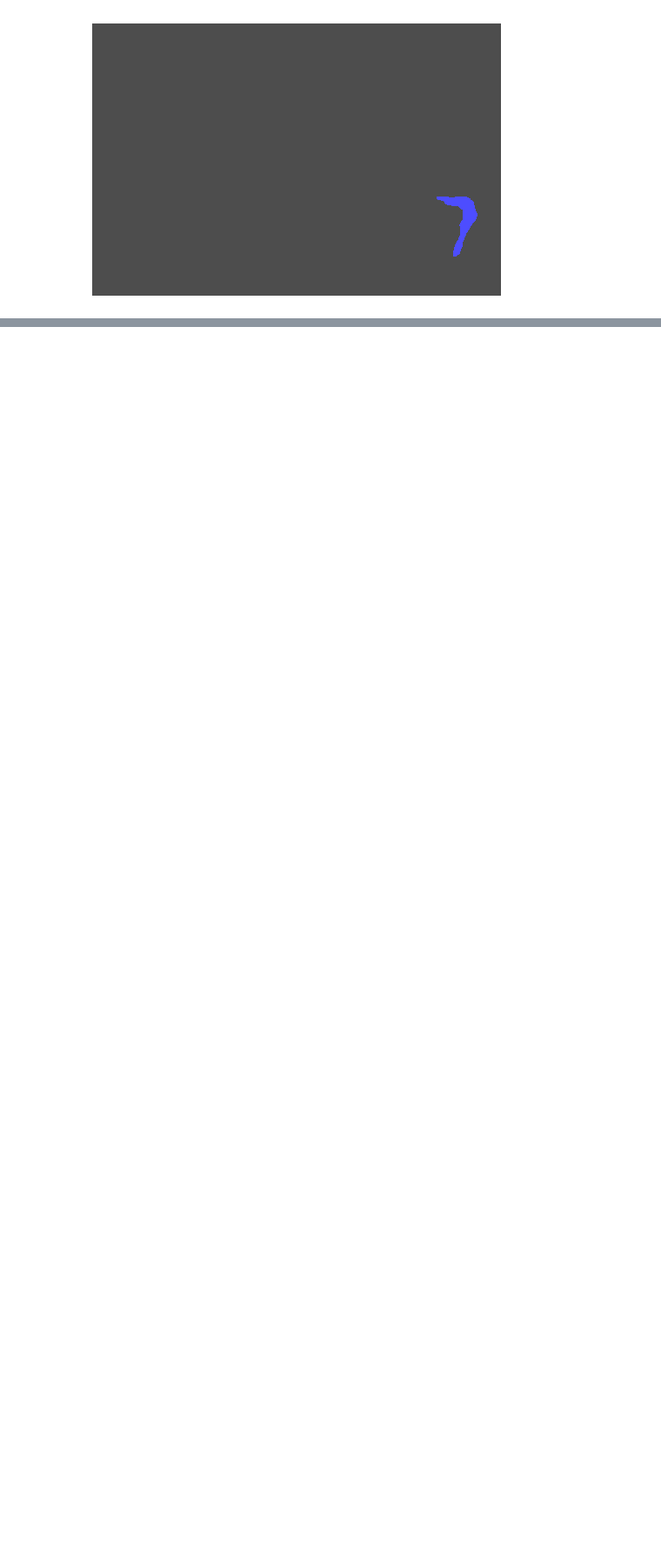
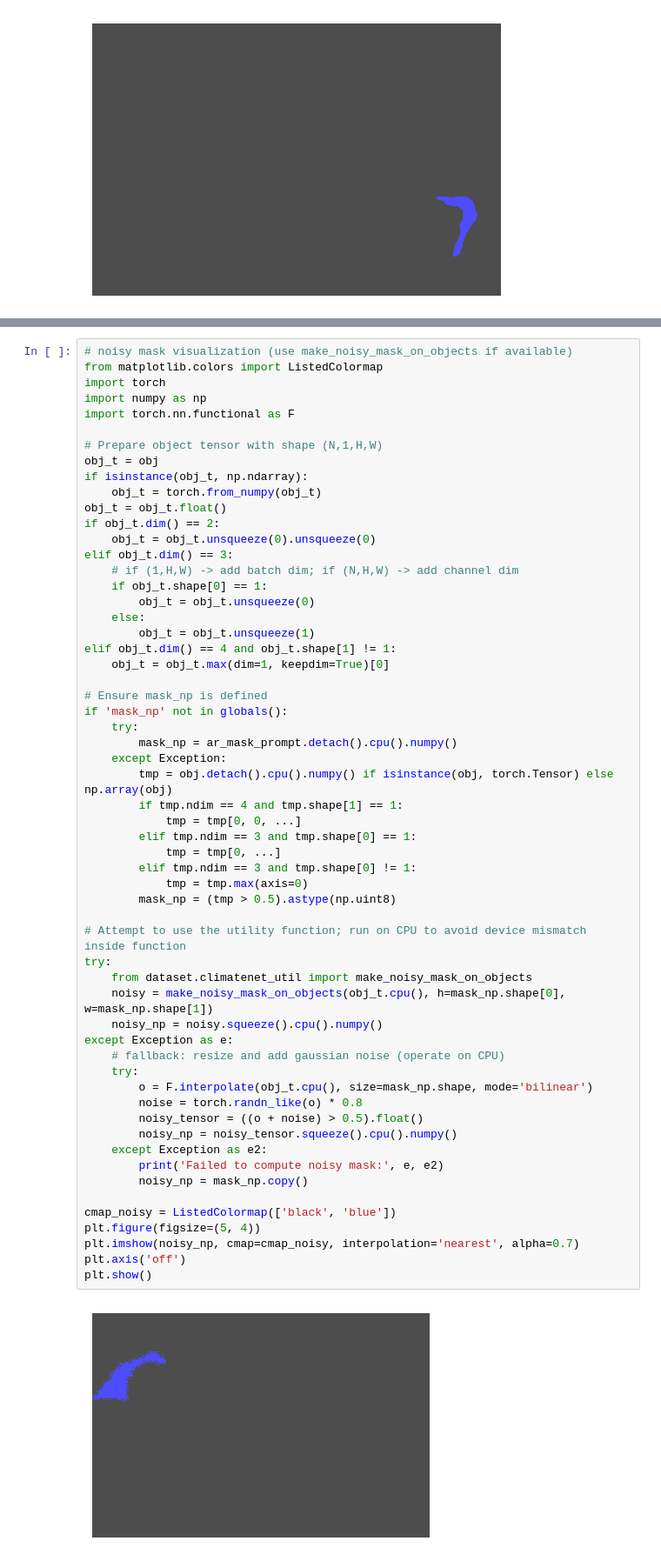
Before and after one commit to thangible/ClimateSAM, a Jupyter notebook: documentation.ipynb, the cells around one changed output, grey strips where cells are left out. Shown at 87% size. Drawn from its saved outputs; the diff is of its cells as text; blank space fills up the shorter version.

```diff
--- a/documentation.ipynb
+++ b/documentation.ipynb
@@ -143,0 +392,60 @@ for i, m in enumerate(masks):
+# %%
+# noisy mask visualization (use make_noisy_mask_on_objects if available)
+from matplotlib.colors import ListedColormap
+import torch
+import numpy as np
+import torch.nn.functional as F
+
+# Prepare object tensor with shape (N,1,H,W)
+obj_t = obj
+if isinstance(obj_t, np.ndarray):
+    obj_t = torch.from_numpy(obj_t)
+obj_t = obj_t.float()
+if obj_t.dim() == 2:
+    obj_t = obj_t.unsqueeze(0).unsqueeze(0)
+elif obj_t.dim() == 3:
+    # if (1,H,W) -> add batch dim; if (N,H,W) -> add channel dim
+    if obj_t.shape[0] == 1:
+        obj_t = obj_t.unsqueeze(0)
+    else:
+        obj_t = obj_t.unsqueeze(1)
+elif obj_t.dim() == 4 and obj_t.shape[1] != 1:
+    obj_t = obj_t.max(dim=1, keepdim=True)[0]
+
+# Ensure mask_np is defined
+if 'mask_np' not in globals():
+    try:
+        mask_np = ar_mask_prompt.detach().cpu().numpy()
+    except Exception:
+        tmp = obj.detach().cpu().numpy() if isinstance(obj, torch.Tensor) else np.array(obj)
+        if tmp.ndim == 4 and tmp.shape[1] == 1:
+            tmp = tmp[0, 0, ...]
+        elif tmp.ndim == 3 and tmp.shape[0] == 1:
+            tmp = tmp[0, ...]
+        elif tmp.ndim == 3 and tmp.shape[0] != 1:
+            tmp = tmp.max(axis=0)
+        mask_np = (tmp > 0.5).astype(np.uint8)
+
+# Attempt to use the utility function; run on CPU to avoid device mismatch inside function
+try:
+    from dataset.climatenet_util import make_noisy_mask_on_objects
+    noisy = make_noisy_mask_on_objects(obj_t.cpu(), h=mask_np.shape[0], w=mask_np.shape[1])
+    noisy_np = noisy.squeeze().cpu().numpy()
+except Exception as e:
+    # fallback: resize and add gaussian noise (operate on CPU)
+    try:
+        o = F.interpolate(obj_t.cpu(), size=mask_np.shape, mode='bilinear')
+        noise = torch.randn_like(o) * 0.8
+        noisy_tensor = ((o + noise) > 0.5).float()
+        noisy_np = noisy_tensor.squeeze().cpu().numpy()
+    except Exception as e2:
+        print('Failed to compute noisy mask:', e, e2)
+        noisy_np = mask_np.copy()
+
+cmap_noisy = ListedColormap(['black', 'blue'])
+plt.figure(figsize=(5, 4))
+plt.imshow(noisy_np, cmap=cmap_noisy, interpolation='nearest', alpha=0.7)
+plt.axis('off')
+plt.show()
+# %% [output]
+[figure, added]
```
Also changed, not shown: parts of 12 cells of this notebook, 1 other file.
